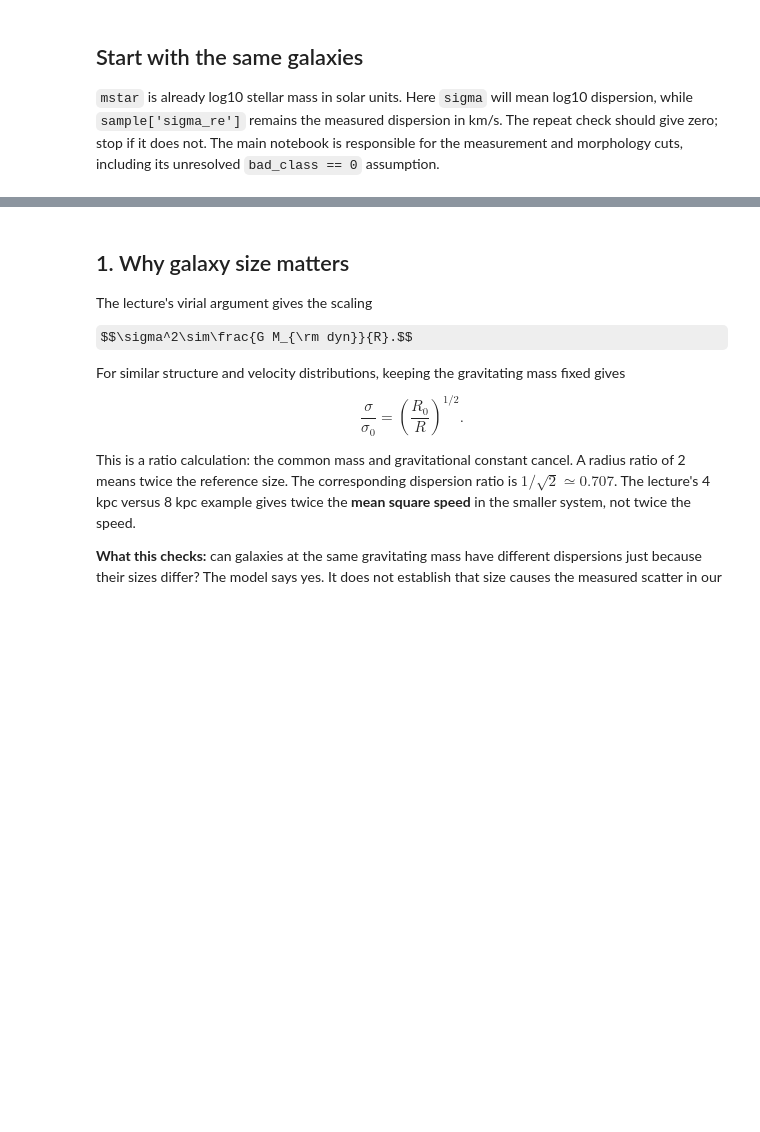
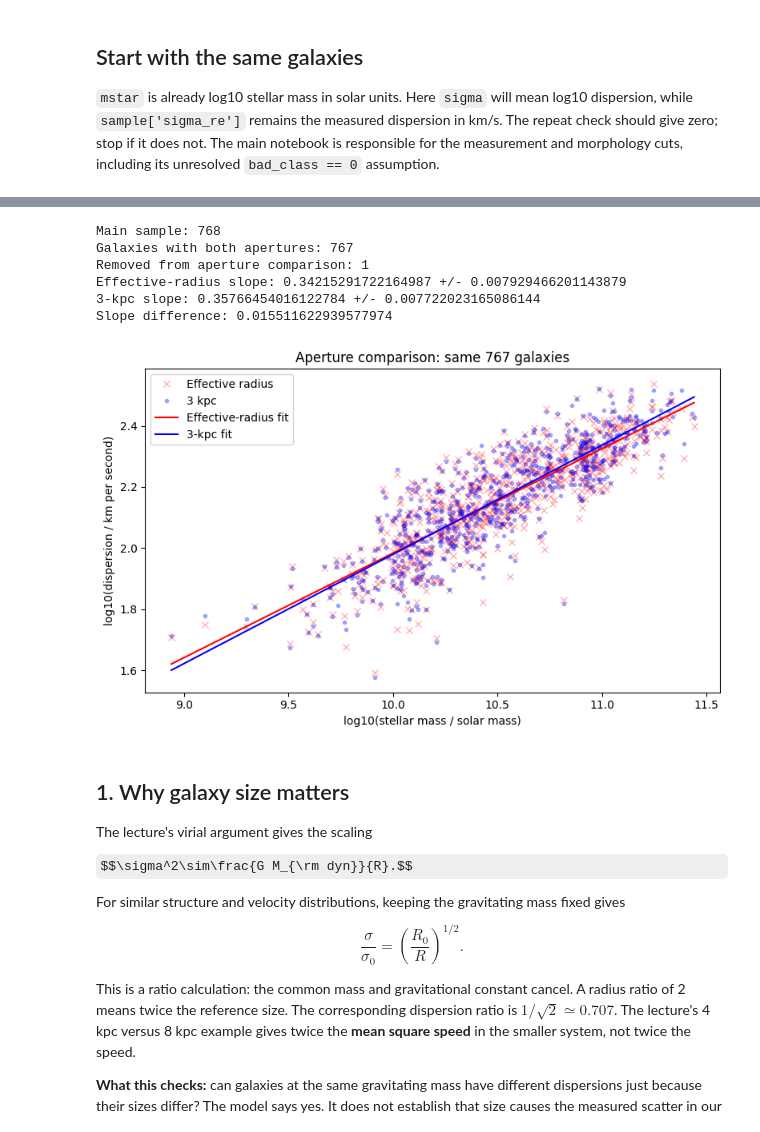
Before and after one commit to haniya-nejeeb/PHYS3116-computational-assessment, a Jupyter notebook: notebooks/SAMI_Extra_Investigations.ipynb, the cells around one changed output, grey strips where cells are left out. Cells and saved outputs as stored; diff of their text form; code cells hidden in the pictures; some formulas as TeX source; blank space fills up the shorter version.

```diff
--- a/notebooks/SAMI_Extra_Investigations.ipynb
+++ b/notebooks/SAMI_Extra_Investigations.ipynb
@@ -51,3 +60,59 @@ Intercept: -1.3600227480340603 +/- 0.10564991179058388
+# %%
+paired = sample[
+    (sample['sigma_re'] > 0) &
+    (sample['sigma_re_err'] > 0) &
+    (sample['sigma_3kpc_round'] > 0) &
+    (sample['sigma_3kpc_round_err'] > 0)
+]
+
+print('Main sample:', len(sample))
+print('Galaxies with both apertures:', len(paired))
+print('Removed from aperture comparison:', len(sample) - len(paired))
+
+paired_mass = np.array(paired['mstar'])
+
+sigma_re = np.log(np.array(paired['sigma_re'])) / np.log(10)
+sigma_3kpc = np.log(np.array(paired['sigma_3kpc_round'])) / np.log(10)
+
+fit_re = stats.linregress(paired_mass, sigma_re)
+fit_3kpc = stats.linregress(paired_mass, sigma_3kpc)
+
+print('Effective-radius slope:', fit_re.slope, '+/-', fit_re.stderr)
+print('3-kpc slope:', fit_3kpc.slope, '+/-', fit_3kpc.stderr)
+print('Slope difference:', fit_3kpc.slope - fit_re.slope)
+# %% [output]
+Main sample: 768
+Galaxies with both apertures: 767
+Removed from aperture comparison: 1
+Effective-radius slope: 0.34215291722164987 +/- 0.007929466201143879
+3-kpc slope: 0.35766454016122784 +/- 0.007722023165086144
+Slope difference: 0.015511622939577974
+# %%
+mass_line = np.linspace(paired_mass.min(), paired_mass.max(), 100)
+
+line_re = fit_re.slope * mass_line + fit_re.intercept
+line_3kpc = fit_3kpc.slope * mass_line + fit_3kpc.intercept
+
+fig, ax = plt.subplots(figsize=(8, 5))
+
+plt.plot(paired_mass, sigma_re, 'x', color='red',
+         alpha=0.3, label='Effective radius')
+plt.plot(paired_mass, sigma_3kpc, '.', color='blue',
+         alpha=0.3, label='3 kpc')
+
+plt.plot(mass_line, line_re, color='red',
+         label='Effective-radius fit')
+plt.plot(mass_line, line_3kpc, color='blue',
+         label='3-kpc fit')
+
+plt.xlabel('log10(stellar mass / solar mass)')
+plt.ylabel('log10(dispersion / km per second)')
+plt.title('Aperture comparison: same 767 galaxies')
+plt.legend()
+plt.tight_layout()
+plt.show()
+# %% [output]
+[figure, added]
 # %% [markdown]
 ## 1. Why galaxy size matters
 
```
Also changed, not shown: parts of 6 cells of this notebook, 5 other files.
